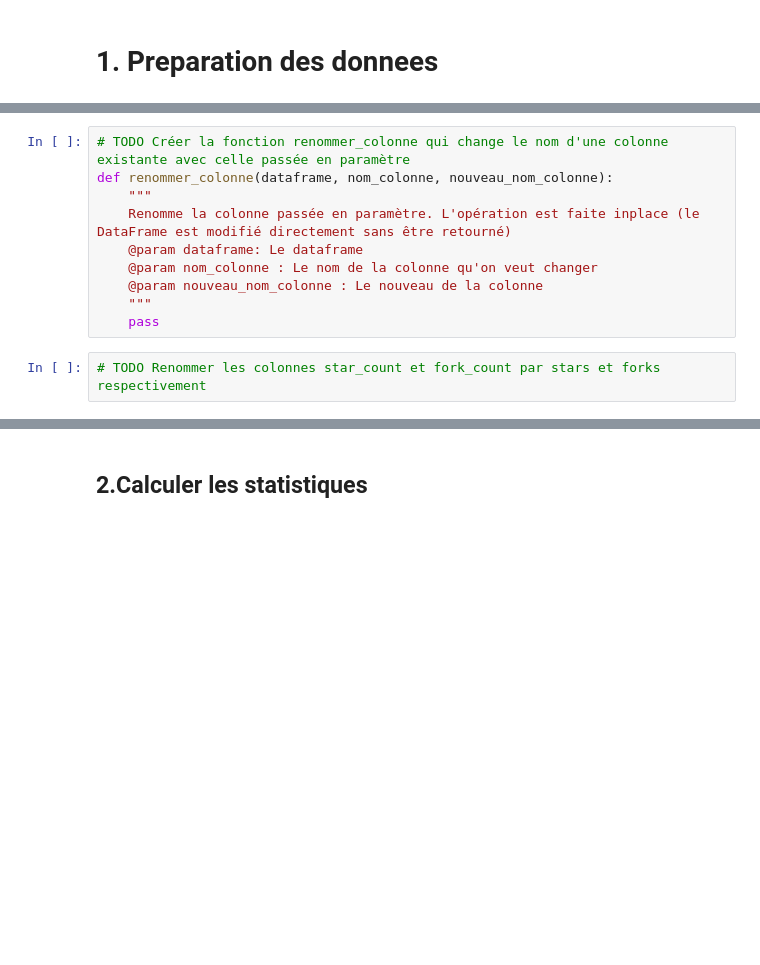
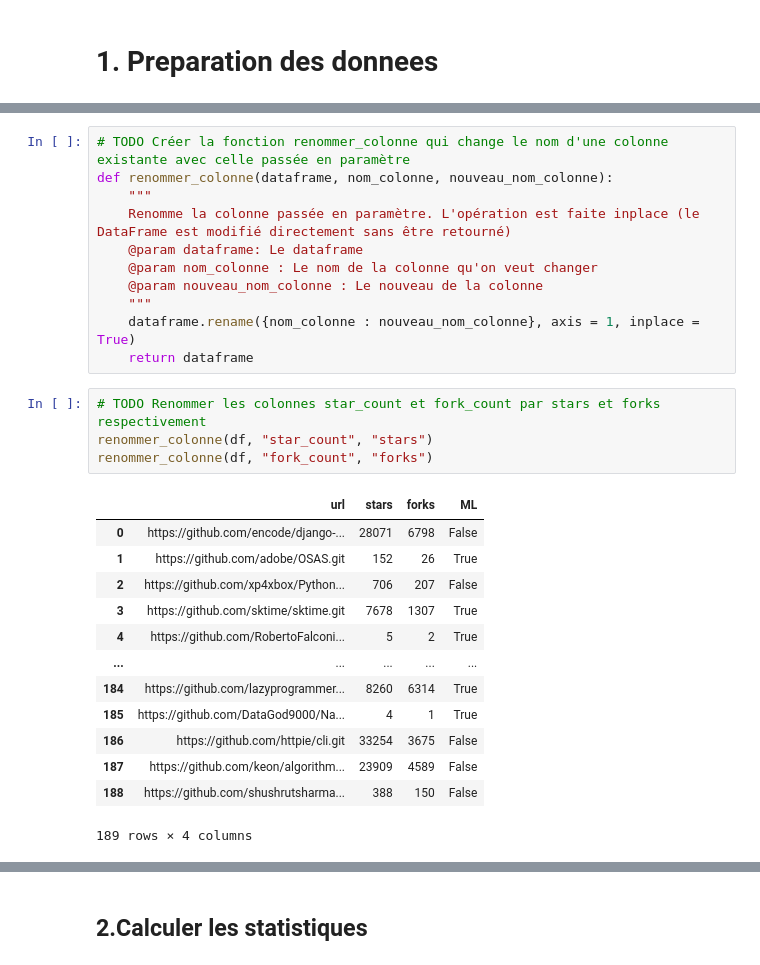
Before and after one commit to YannToukam/TP3, a Jupyter notebook: TP3.ipynb, the cells around one changed output, grey strips where cells are left out. Saved outputs shown, nothing was run; the diff lists cells and outputs as text; blank space fills up the shorter version.

```diff
--- a/TP3.ipynb
+++ b/TP3.ipynb
@@ -39,8 +88,25 @@ def renommer_colonne(dataframe, nom_colonne, nouveau_nom_colonne):
     @param nom_colonne : Le nom de la colonne qu'on veut changer
     @param nouveau_nom_colonne : Le nouveau de la colonne
     """
-    pass
+    dataframe.rename({nom_colonne : nouveau_nom_colonne}, axis = 1, inplace = True)
+    return dataframe
 # %%
 # TODO Renommer les colonnes star_count et fork_count par stars et forks respectivement
+renommer_colonne(df, "star_count", "stars")
+renommer_colonne(df, "fork_count", "forks")
+# %% [output]
+|  | url | stars | forks | ML |
+| 0 | https://github.com/encode/django-... | 28071 | 6798 | False |
+| 1 | https://github.com/adobe/OSAS.git | 152 | 26 | True |
+| 2 | https://github.com/xp4xbox/Python... | 706 | 207 | False |
+| 3 | https://github.com/sktime/sktime.git | 7678 | 1307 | True |
+| 4 | https://github.com/RobertoFalconi... | 5 | 2 | True |
+| ... | ... | ... | ... | ... |
+| 184 | https://github.com/lazyprogrammer... | 8260 | 6314 | True |
+| 185 | https://github.com/DataGod9000/Na... | 4 | 1 | True |
+| 186 | https://github.com/httpie/cli.git | 33254 | 3675 | False |
+| 187 | https://github.com/keon/algorithm... | 23909 | 4589 | False |
+| 188 | https://github.com/shushrutsharma... | 388 | 150 | False |
+189 rows × 4 columns
 # %%
 # TODO Afficher les 5 premières lignes pour vérifier le chargement
```
Also changed, not shown: parts of 28 cells of this notebook.
